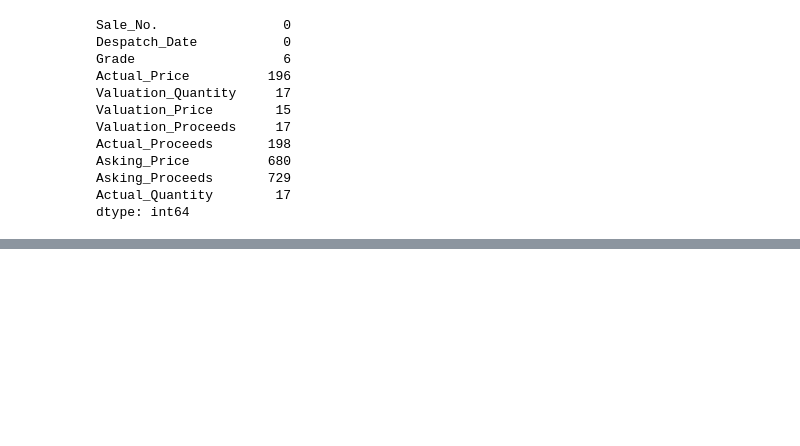
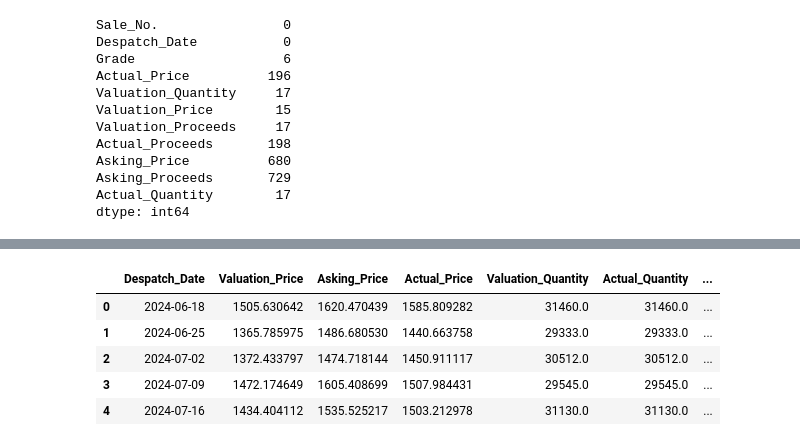
Before and after one commit to NishanD21/Time-Series-Analysis-on-Tea-Production, a Jupyter notebook: sales_and_valuation/sales_and_val.ipynb, the cells around one changed output, grey strips where cells are left out. Saved outputs shown, nothing was run; the diff lists cells and outputs as text; code cells hidden in the pictures; blank space fills up the shorter version.

```diff
--- a/sales_and_valuation/sales_and_val.ipynb
+++ b/sales_and_valuation/sales_and_val.ipynb
@@ -286,0 +364,24 @@ dtype: int64
+# %%
+
+# Columns to sum
+sum_cols = ["Valuation_Quantity","Actual_Quantity", "Valuation_Proceeds", "Asking_Proceeds", "Actual_Proceeds"]
+
+# Group by Despatch_Date and sum the specified columns
+df_sum = dfc.groupby("Despatch_Date")[sum_cols].sum().reset_index()
+
+# Calculate Actual_Price and Valuation_Price per unit
+df_sum["Actual_Price"] = df_sum["Actual_Proceeds"] / df_sum["Actual_Quantity"]
+df_sum["Valuation_Price"] = df_sum["Valuation_Proceeds"] / df_sum["Valuation_Quantity"]
+df_sum["Asking_Price"] = df_sum["Asking_Proceeds"] / df_sum["Valuation_Quantity"]
+
+# Optional: reorder columns
+df_avg = df_sum[["Despatch_Date","Valuation_Price","Asking_Price" ,"Actual_Price",] + sum_cols]
+
+df_avg.head()
+# %% [output]
+|  | Despatch_Date | Valuation_Price | Asking_Price | Actual_Price | Valuation_Quantity | Actual_Quantity | ... |
+| 0 | 2024-06-18 | 1505.630642 | 1620.470439 | 1585.809282 | 31460.0 | 31460.0 | ... |
+| 1 | 2024-06-25 | 1365.785975 | 1486.680530 | 1440.663758 | 29333.0 | 29333.0 | ... |
+| 2 | 2024-07-02 | 1372.433797 | 1474.718144 | 1450.911117 | 30512.0 | 30512.0 | ... |
+| 3 | 2024-07-09 | 1472.174649 | 1605.408699 | 1507.984431 | 29545.0 | 29545.0 | ... |
+| 4 | 2024-07-16 | 1434.404112 | 1535.525217 | 1503.212978 | 31130.0 | 31130.0 | ... |
```
Also changed, not shown: parts of 9 cells of this notebook.
